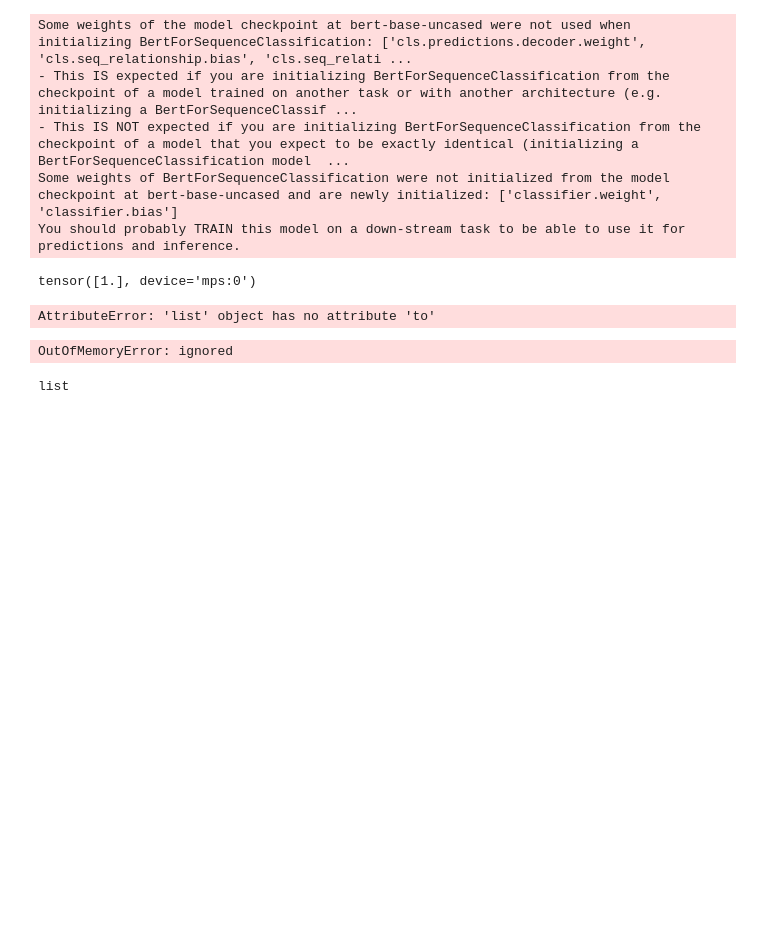
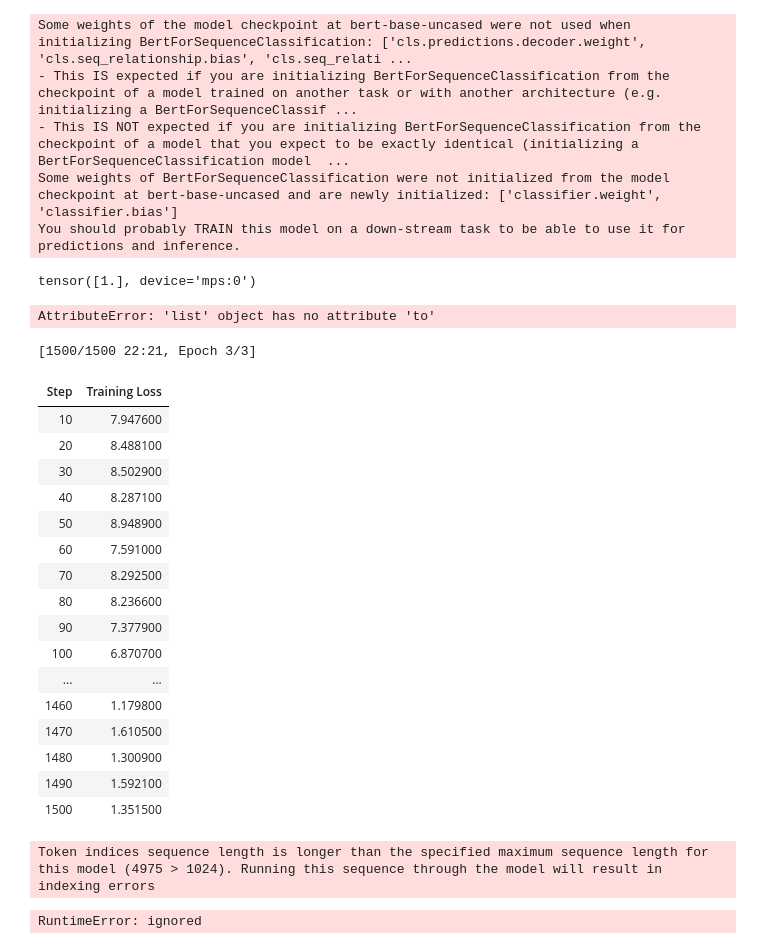
Before and after one commit to Anomaly1702/NLP_Ass3, a Jupyter notebook: fine_tuning.ipynb, the cells around one changed output. Cells and saved outputs as stored; diff of their text form; code cells hidden in the pictures; blank space fills up the shorter version.

```diff
--- a/fine_tuning.ipynb
+++ b/fine_tuning.ipynb
@@ -568,7 +576,7 @@ def prepare_fine_tuning(model_name, tokenizer, train_dataset, val_dataset=None,
   if val_dataset is not None:
     training_args = TrainingArguments(
       output_dir=output_dir,           # output directory
-      num_train_epochs=2000,           # total number of training epochs
+      num_train_epochs=3,           # total number of training epochs
       per_device_train_batch_size=1,   # batch size per device during training, can increase if memory allows
       per_device_eval_batch_size=1,    # batch size for evaluation, can increase if memory allows
       save_steps=500,                  # number of updates steps before checkpoint saves
@@ -592,42 +600,71 @@ def prepare_fine_tuning(model_name, tokenizer, train_dataset, val_dataset=None,
   else:
     training_args = TrainingArguments(
       output_dir=output_dir,           # output directory
-      num_train_epochs=2000,           # total number of training epochs
+      num_train_epochs=3,           # total number of training epochs
       per_device_train_batch_size=1,   # batch size per device during training, can increase if memory allows
       save_steps=500,                  # number of updates steps before checkpoint saves
       save_total_limit=5,              # limit the total amount of checkpoints and deletes the older checkpoints
       warmup_steps=500,                # number of warmup steps for learning rate scheduler
       weight_decay=0.01,               # strength of weight decay
       logging_dir='./logs',            # directory for storing logs
       logging_steps=10,
     )
 
     trainer = Trainer(
       model=model,                         # the instantiated 🤗 Transformers model to be trained
       args=training_args,                  # training arguments, defined above
       train_dataset=train_dataset,         # training dataset
       tokenizer=tokenizer
     )
 
-  return trainer
+  return trainer,
 
 
 if __name__=='__main__':
   # # use XSum dataset as example, with first 1000 docs as training data
   # from datasets import load_dataset
   # dataset = load_dataset("xsum")
   # train_texts, train_labels = dataset['train']['document'][:1000], dataset['train']['summary'][:1000]
 
   # use Pegasus Large model as base for fine-tuning
   model_name = 'google/pegasus-large'
-  tr_f = [i for i in train_article.iloc[:500]['body_text']]
-  tr_l = [i for i in train_article.iloc[:500]['abstract']]
+  tr_f = [i for i in train_article.iloc[:100]['body_text']]
+  tr_l = [i for i in train_article.iloc[:100]['abstract']]
   train_dataset, _, _, tokenizer = prepare_data(model_name, tr_f, tr_l)
   trainer = prepare_fine_tuning(model_name, tokenizer, train_dataset)
   trainer.train()
 # %% [output]
-OutOfMemoryError: ignored
+[1500/1500 22:21, Epoch 3/3]
+| Step | Training Loss |
+| 10 | 7.947600 |
+| 20 | 8.488100 |
+| 30 | 8.502900 |
+| 40 | 8.287100 |
+| 50 | 8.948900 |
+| 60 | 7.591000 |
+| 70 | 8.292500 |
+| 80 | 8.236600 |
+| 90 | 7.377900 |
+| 100 | 6.870700 |
+| ... | ... |
+| 1460 | 1.179800 |
+| 1470 | 1.610500 |
+| 1480 | 1.300900 |
+| 1490 | 1.592100 |
+| 1500 | 1.351500 |
-# %%
-type(list(train_article.iloc[:500]['body_text']))
-# %% [output]
-list
+# %%
+ARTICLE_TO_SUMMARIZE = (train_article.iloc[0]['body_text'])
+
+tokenizer = PegasusTokenizer.from_pretrained(model_name)
+inputs = tokenizer([ARTICLE_TO_SUMMARIZE], return_tensors="pt")
+
+if torch.cuda.is_available():
+    inputs = {k: v.to('cuda') for k, v in inputs.items()}
+# %% [output]
+Token indices sequence length is longer than the specified maximum sequence length for this model (4975 > 1024). Running this sequence through the model will result in indexing errors
+# %%
+# Generate Summary using custom trained model
+summary_ids = trainer.model.generate(inputs["input_ids"], num_beams=2, min_length=0, max_length=500)
+tokenizer.batch_decode(summary_ids, skip_special_tokens=True, clean_up_tokenization_spaces=False)[0]
+# %% [output]
+RuntimeError: ignored
```
Also changed, not shown: parts of 2 cells of this notebook.
